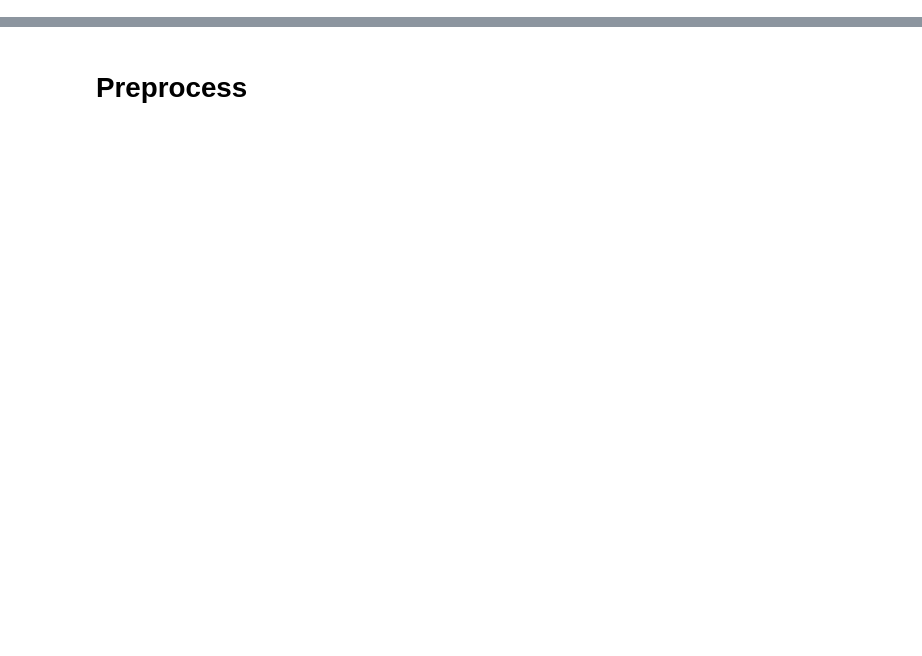
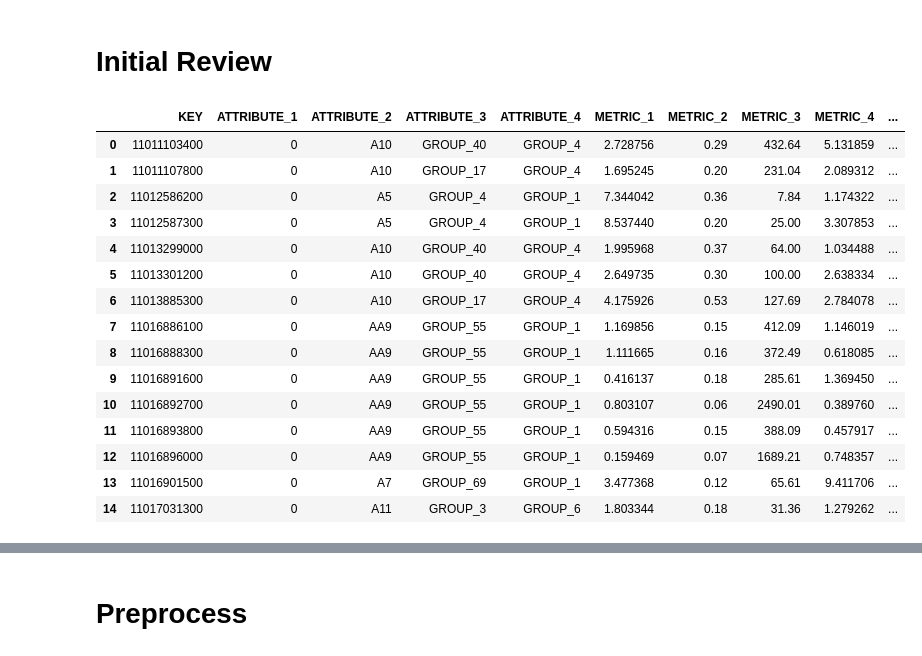
Before and after one commit to jett512/Retail_Analysis, a Jupyter notebook: Notebooks/Workflow.ipynb, the cells around one changed output, grey strips where cells are left out. Saved outputs shown, nothing was run; the diff lists cells and outputs as text; code cells hidden in the pictures; blank space fills up the shorter version.

```diff
--- a/Notebooks/Workflow.ipynb
+++ b/Notebooks/Workflow.ipynb
@@ -0,0 +1,25 @@
+# %% [markdown]
+# Initial Review
+# %%
+import pandas as pd
+import os
+os.chdir(r'C:\Users\jettc\OneDrive\Desktop\Important Info\Interview Prep\Michaels')
+df = pd.read_excel("Data/Dataset for Technical Interview 1.xlsx")
+df.head(15)
+# %% [output]
+|  | KEY | ATTRIBUTE_1 | ATTRIBUTE_2 | ATTRIBUTE_3 | ATTRIBUTE_4 | METRIC_1 | METRIC_2 | METRIC_3 | METRIC_4 | ... |
+| 0 | 11011103400 | 0 | A10 | GROUP_40 | GROUP_4 | 2.728756 | 0.29 | 432.64 | 5.131859 | ... |
+| 1 | 11011107800 | 0 | A10 | GROUP_17 | GROUP_4 | 1.695245 | 0.20 | 231.04 | 2.089312 | ... |
+| 2 | 11012586200 | 0 | A5 | GROUP_4 | GROUP_1 | 7.344042 | 0.36 | 7.84 | 1.174322 | ... |
+| 3 | 11012587300 | 0 | A5 | GROUP_4 | GROUP_1 | 8.537440 | 0.20 | 25.00 | 3.307853 | ... |
+| 4 | 11013299000 | 0 | A10 | GROUP_40 | GROUP_4 | 1.995968 | 0.37 | 64.00 | 1.034488 | ... |
+| 5 | 11013301200 | 0 | A10 | GROUP_40 | GROUP_4 | 2.649735 | 0.30 | 100.00 | 2.638334 | ... |
+| 6 | 11013885300 | 0 | A10 | GROUP_17 | GROUP_4 | 4.175926 | 0.53 | 127.69 | 2.784078 | ... |
+| 7 | 11016886100 | 0 | AA9 | GROUP_55 | GROUP_1 | 1.169856 | 0.15 | 412.09 | 1.146019 | ... |
+| 8 | 11016888300 | 0 | AA9 | GROUP_55 | GROUP_1 | 1.111665 | 0.16 | 372.49 | 0.618085 | ... |
+| 9 | 11016891600 | 0 | AA9 | GROUP_55 | GROUP_1 | 0.416137 | 0.18 | 285.61 | 1.369450 | ... |
+| 10 | 11016892700 | 0 | AA9 | GROUP_55 | GROUP_1 | 0.803107 | 0.06 | 2490.01 | 0.389760 | ... |
+| 11 | 11016893800 | 0 | AA9 | GROUP_55 | GROUP_1 | 0.594316 | 0.15 | 388.09 | 0.457917 | ... |
+| 12 | 11016896000 | 0 | AA9 | GROUP_55 | GROUP_1 | 0.159469 | 0.07 | 1689.21 | 0.748357 | ... |
+| 13 | 11016901500 | 0 | A7 | GROUP_69 | GROUP_1 | 3.477368 | 0.12 | 65.61 | 9.411706 | ... |
+| 14 | 11017031300 | 0 | A11 | GROUP_3 | GROUP_6 | 1.803344 | 0.18 | 31.36 | 1.279262 | ... |
```
Also changed, not shown: parts of 32 cells of this notebook.
